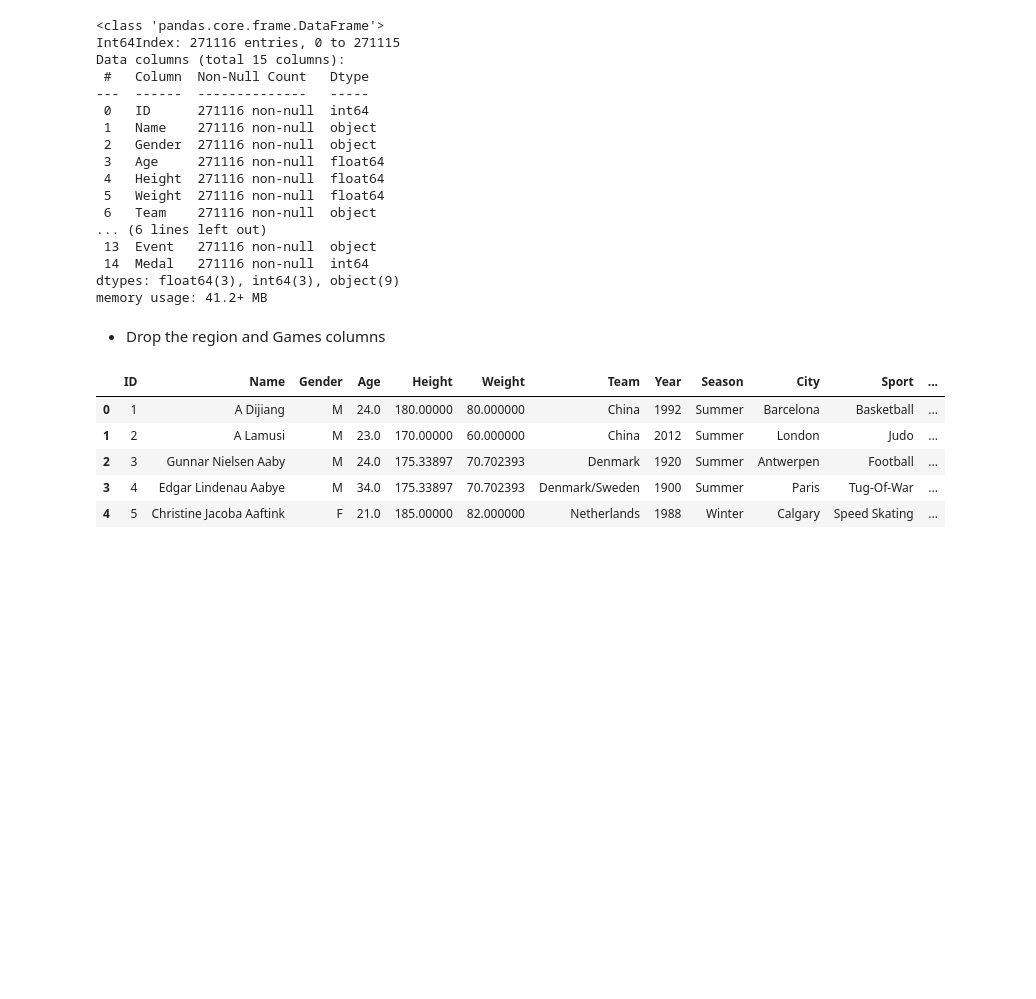
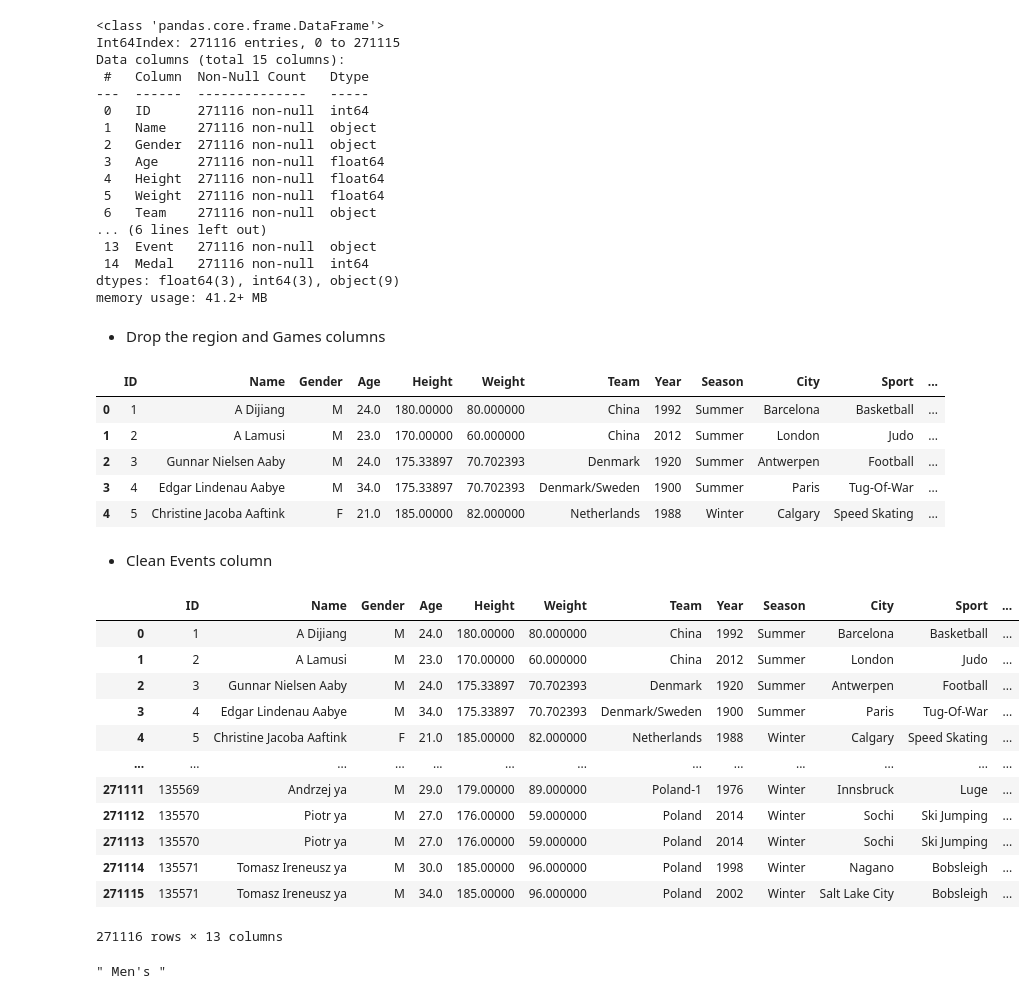
Before and after one commit to Naveen-Karanamu/Olympics-Data-Analytics, a Jupyter notebook: main.ipynb, the cells around one changed output. Cells and saved outputs as stored; diff of their text form; code cells hidden in the pictures; blank space fills up the shorter version.

Commit message:
Added: Datasets

```diff
--- a/main.ipynb
+++ b/main.ipynb
@@ -20,8 +20,8 @@ import seaborn as sns
 # %% [markdown]
 * Reading Datasets
 # %%
-athlete=pd.read_csv("https://raw.githubusercontent.com/Naveen-Karanamu/DataSets/master/Olympics%20Datasets/athlete_events.csv?token=GHSAT0AAAAAABRRAV2SDB67L33JLBJL7SUAYTQH7WQ")
-noc=pd.read_csv("https://raw.githubusercontent.com/Naveen-Karanamu/DataSets/master/Olympics%20Datasets/noc_regions.csv?token=GHSAT0AAAAAABRRAV2SD7YLNFOA4SWDWTWOYTQH7PQ")
+athlete=pd.read_csv("https://raw.githubusercontent.com/Naveen-Karanamu/DataSets/master/Olympics%20Datasets/athlete_events.csv?token=GHSAT0AAAAAABRRAV2TH3F7JPAYAXMAP3PEYTQZAGA")
+noc=pd.read_csv("https://raw.githubusercontent.com/Naveen-Karanamu/DataSets/master/Olympics%20Datasets/noc_regions.csv?token=GHSAT0AAAAAABRRAV2TT2EIDEZFBWK7TPBGYTQZAIQ")
 # %% [markdown]
 * Creating the copies of the dataframe
 # %%
@@ -342,3 +342,27 @@ at.head()
 | 2 | 3 | Gunnar Nielsen Aaby | M | 24.0 | 175.33897 | 70.702393 | Denmark | 1920 | Summer | Antwerpen | Football | ... |
 | 3 | 4 | Edgar Lindenau Aabye | M | 34.0 | 175.33897 | 70.702393 | Denmark/Sweden | 1900 | Summer | Paris | Tug-Of-War | ... |
 | 4 | 5 | Christine Jacoba Aaftink | F | 21.0 | 185.00000 | 82.000000 | Netherlands | 1988 | Winter | Calgary | Speed Skating | ... |
+# %% [markdown]
+* Clean Events column
+# %%
+at
+# %% [output]
+|  | ID | Name | Gender | Age | Height | Weight | Team | Year | Season | City | Sport | ... |
+| 0 | 1 | A Dijiang | M | 24.0 | 180.00000 | 80.000000 | China | 1992 | Summer | Barcelona | Basketball | ... |
+| 1 | 2 | A Lamusi | M | 23.0 | 170.00000 | 60.000000 | China | 2012 | Summer | London | Judo | ... |
+| 2 | 3 | Gunnar Nielsen Aaby | M | 24.0 | 175.33897 | 70.702393 | Denmark | 1920 | Summer | Antwerpen | Football | ... |
+| 3 | 4 | Edgar Lindenau Aabye | M | 34.0 | 175.33897 | 70.702393 | Denmark/Sweden | 1900 | Summer | Paris | Tug-Of-War | ... |
+| 4 | 5 | Christine Jacoba Aaftink | F | 21.0 | 185.00000 | 82.000000 | Netherlands | 1988 | Winter | Calgary | Speed Skating | ... |
+| ... | ... | ... | ... | ... | ... | ... | ... | ... | ... | ... | ... | ... |
+| 271111 | 135569 | Andrzej ya | M | 29.0 | 179.00000 | 89.000000 | Poland-1 | 1976 | Winter | Innsbruck | Luge | ... |
+| 271112 | 135570 | Piotr ya | M | 27.0 | 176.00000 | 59.000000 | Poland | 2014 | Winter | Sochi | Ski Jumping | ... |
+| 271113 | 135570 | Piotr ya | M | 27.0 | 176.00000 | 59.000000 | Poland | 2014 | Winter | Sochi | Ski Jumping | ... |
+| 271114 | 135571 | Tomasz Ireneusz ya | M | 30.0 | 185.00000 | 96.000000 | Poland | 1998 | Winter | Nagano | Bobsleigh | ... |
+| 271115 | 135571 | Tomasz Ireneusz ya | M | 34.0 | 185.00000 | 96.000000 | Poland | 2002 | Winter | Salt Lake City | Bobsleigh | ... |
+271116 rows × 13 columns
+# %%
+clean_event=re.sub('Basketball{1}',"",str(at.Event[0]))
+clean_event
+re.find
+# %% [output]
+" Men's "
```
Also changed, not shown: 2 other files.
